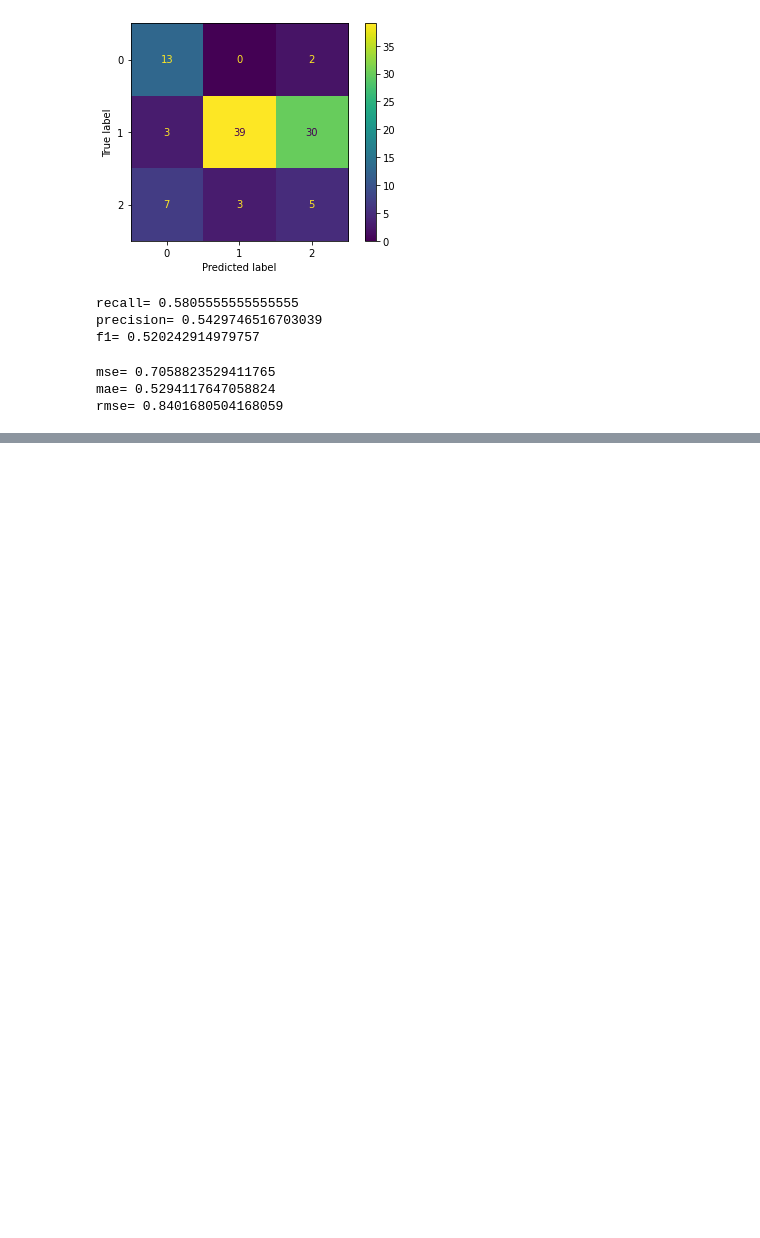
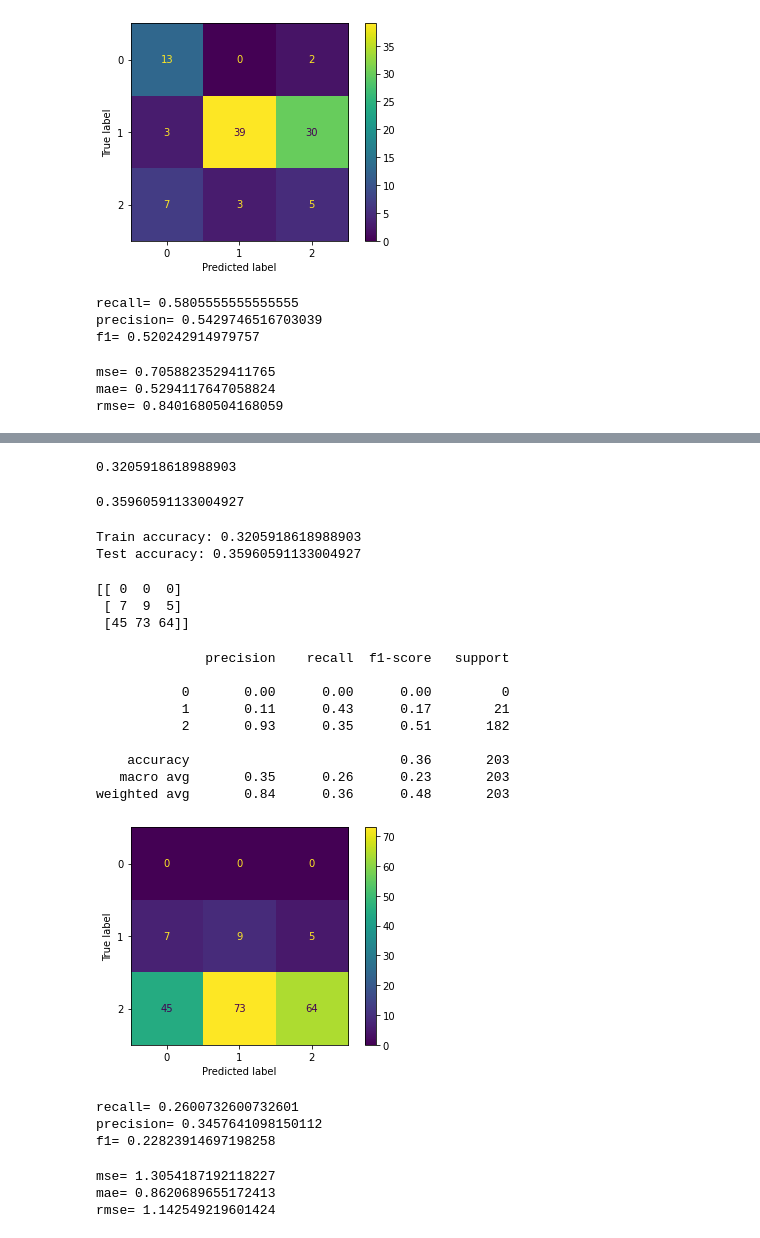
Before and after one commit to trq11137/new-ML, a Jupyter notebook: pregnancie_T.ipynb, the cells around one changed output, grey strips where cells are left out. Cells and saved outputs as stored; diff of their text form; code cells hidden in the pictures; blank space fills up the shorter version.

```diff
--- a/pregnancie_T.ipynb
+++ b/pregnancie_T.ipynb
@@ -559,0 +569,7 @@ rmse= 0.8401680504168059
+# %%
+clfz = MLPClassifier(hidden_layer_sizes=(6,5),
+                    random_state=5,
+                    verbose=True,
+                    learning_rate_init=0.01)
+# %%
+clfz.fit(X_train, y_train)
@@ -559,0 +596,69 @@ rmse= 0.8401680504168059
+# %%
+clfz.score(X_train, y_train)
+# %% [output]
+0.3205918618988903
+# %%
+clfz.score(X_test, y_test)
+# %% [output]
+0.35960591133004927
+# %%
+print("Train accuracy:",clfz.score(X_train,y_train))
+print("Test accuracy:",clfz.score(X_test,y_test))
+# %% [output]
+Train accuracy: 0.3205918618988903
+Test accuracy: 0.35960591133004927
+# %%
+y_pred = clfz.predict(X_test)
+# %%
+cm = confusion_matrix(y_pred, y_test)
+print(cm)
+# %% [output]
+[[ 0  0  0]
+ [ 7  9  5]
+ [45 73 64]]
+# %%
+cm_display = ConfusionMatrixDisplay(cm).plot()
+# all score of confusion matrix
+print(metrics.classification_report(y_pred, y_test))
+# %% [output]
+              precision    recall  f1-score   support
+
+           0       0.00      0.00      0.00         0
+           1       0.11      0.43      0.17        21
+           2       0.93      0.35      0.51       182
+
+    accuracy                           0.36       203
+   macro avg       0.35      0.26      0.23       203
+weighted avg       0.84      0.36      0.48       203
+[figure, added]
+# %%
+#import result of recall
+recall=metrics.recall_score(y_pred, y_test, average="macro")
+
+#import result of precesion
+pre=metrics.precision_score(y_pred, y_test, average="macro")
+
+
+#import result of f1
+f1=metrics.f1_score(y_pred, y_test, average="macro")
+
+print('recall=',recall)
+print('precision=',pre)
+print('f1=',f1)
+# %% [output]
+recall= 0.2600732600732601
+precision= 0.3457641098150112
+f1= 0.22823914697198258
+# %%
+#import result of mse
+print("mse=",metrics.mean_squared_error(y_test, y_pred))
+
+#import result of mae
+print("mae=",metrics.mean_absolute_error(y_test, y_pred))
+
+#import result of rmse
+print("rmse=",np.sqrt(metrics.mean_squared_error(y_test, y_pred)))
+# %% [output]
+mse= 1.3054187192118227
+mae= 0.8620689655172413
+rmse= 1.142549219601424
```
Also changed, not shown: parts of 4 cells of this notebook.
